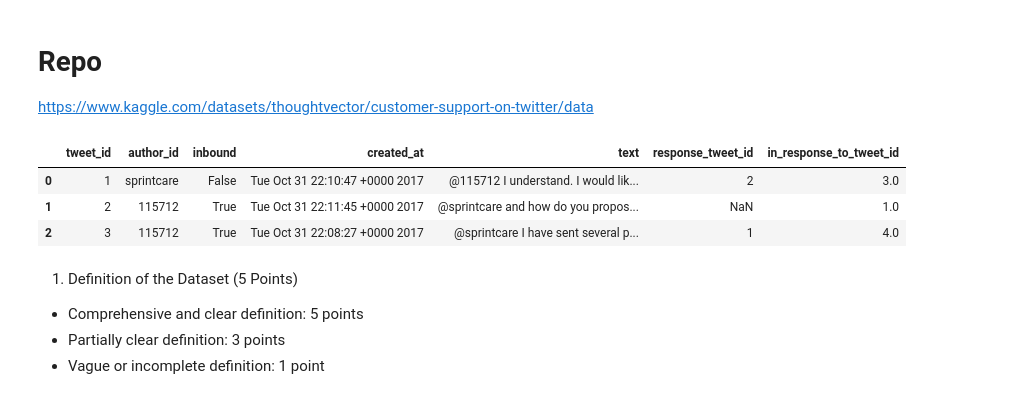
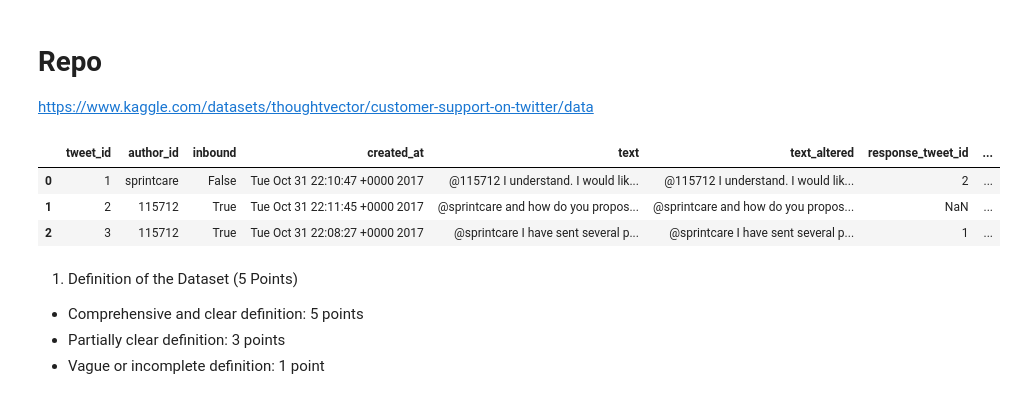
Before and after one commit to luizdataeng/project_nlp_fanshawe, a Jupyter notebook: main.ipynb, the cells around one changed output. Saved outputs shown, nothing was run; the diff lists cells and outputs as text; code cells hidden in the pictures.

```diff
--- a/main.ipynb
+++ b/main.ipynb
@@ -10,18 +10,18 @@ import matplotlib.pyplot as plt
 nlp = spacy.load('en_core_web_lg')
 # %%
 # Read the data
-data = pd.read_csv('twcs.csv',sep=',',encoding = 'latin1')
+data = pd.read_csv('sample.csv',sep=';',encoding = 'latin1')
 data.head(3)
 
-# data_sample = data.head(100)
+# data_sample = data.head(20)
 
 # Save to new CSV
 # data_sample.to_csv('twcs_sample.csv', index=False, encoding='latin1')
 # %% [output]
-|  | tweet_id | author_id | inbound | created_at | text | response_tweet_id | in_response_to_tweet_id |
-| 0 | 1 | sprintcare | False | Tue Oct 31 22:10:47 +0000 2017 | @115712 I understand. I would lik... | 2 | 3.0 |
-| 1 | 2 | 115712 | True | Tue Oct 31 22:11:45 +0000 2017 | @sprintcare and how do you propos... | NaN | 1.0 |
-| 2 | 3 | 115712 | True | Tue Oct 31 22:08:27 +0000 2017 | @sprintcare I have sent several p... | 1 | 4.0 |
+|  | tweet_id | author_id | inbound | created_at | text | text_altered | response_tweet_id | ... |
+| 0 | 1 | sprintcare | False | Tue Oct 31 22:10:47 +0000 2017 | @115712 I understand. I would lik... | @115712 I understand. I would lik... | 2 | ... |
+| 1 | 2 | 115712 | True | Tue Oct 31 22:11:45 +0000 2017 | @sprintcare and how do you propos... | @sprintcare and how do you propos... | NaN | ... |
+| 2 | 3 | 115712 | True | Tue Oct 31 22:08:27 +0000 2017 | @sprintcare I have sent several p... | @sprintcare I have sent several p... | 1 | ... |
 # %% [markdown]
 1. Definition of the Dataset (5 Points)
 - Comprehensive and clear definition: 5 points
```
Also changed, not shown: parts of 14 cells of this notebook, 2 other files.
